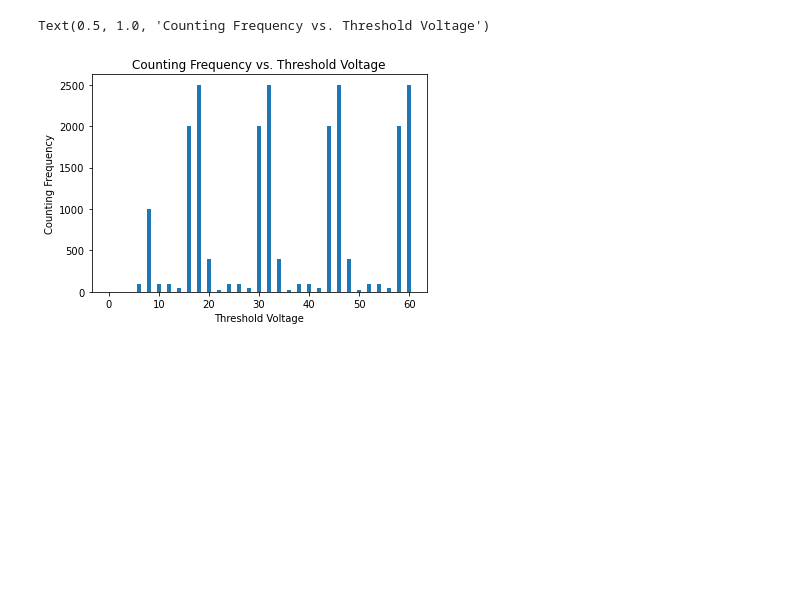
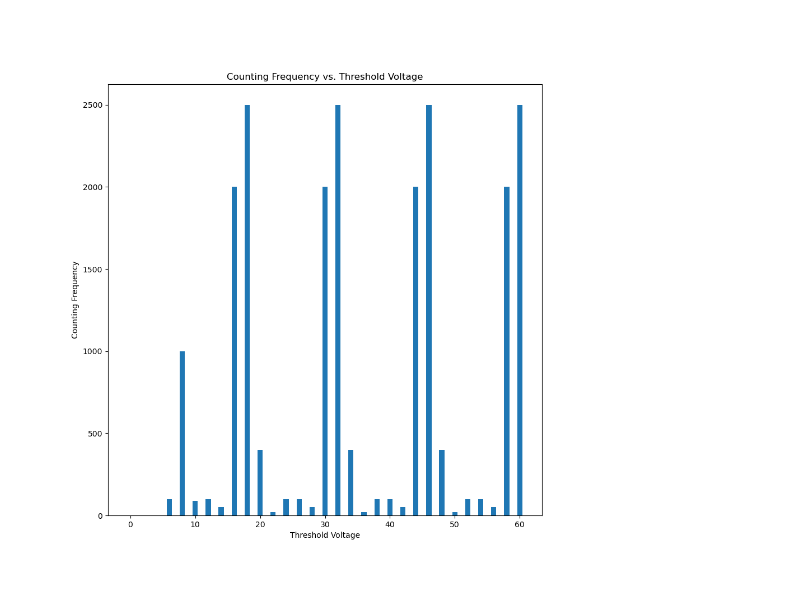
Before and after one commit to diodeamy/GammaSpectra, a Jupyter notebook: Untitled.ipynb, the cells around one changed output. Saved outputs shown, nothing was run; the diff lists cells and outputs as text; code cells hidden in the pictures; blank space fills up the shorter version.

```diff
--- a/Untitled.ipynb
+++ b/Untitled.ipynb
@@ -11,12 +11,18 @@ data = pd.read_csv("Untitled spreadsheet - Sheet1.csv", header = 0)
 # %%
 #creating a graph and plotting the imported data
 
+fig = plt.figure(figsize = (10,10))
 plt.bar(x = data["lala"], height = data["blabla"])
 
 #labels for the graph
 plt.xlabel("Threshold Voltage")
 plt.ylabel("Counting Frequency")
 plt.title("Counting Frequency vs. Threshold Voltage")
+
+#showing the graph
+plt.show()
+
+# %matplotlibwidget
+# mplcursors.cursor(hover = True)
 # %% [output]
-Text(0.5, 1.0, 'Counting Frequency vs. Threshold Voltage')
-[figure, old version]
+[figure, new version]
```
Also changed, not shown: parts of 2 cells of this notebook, 52 other files.
